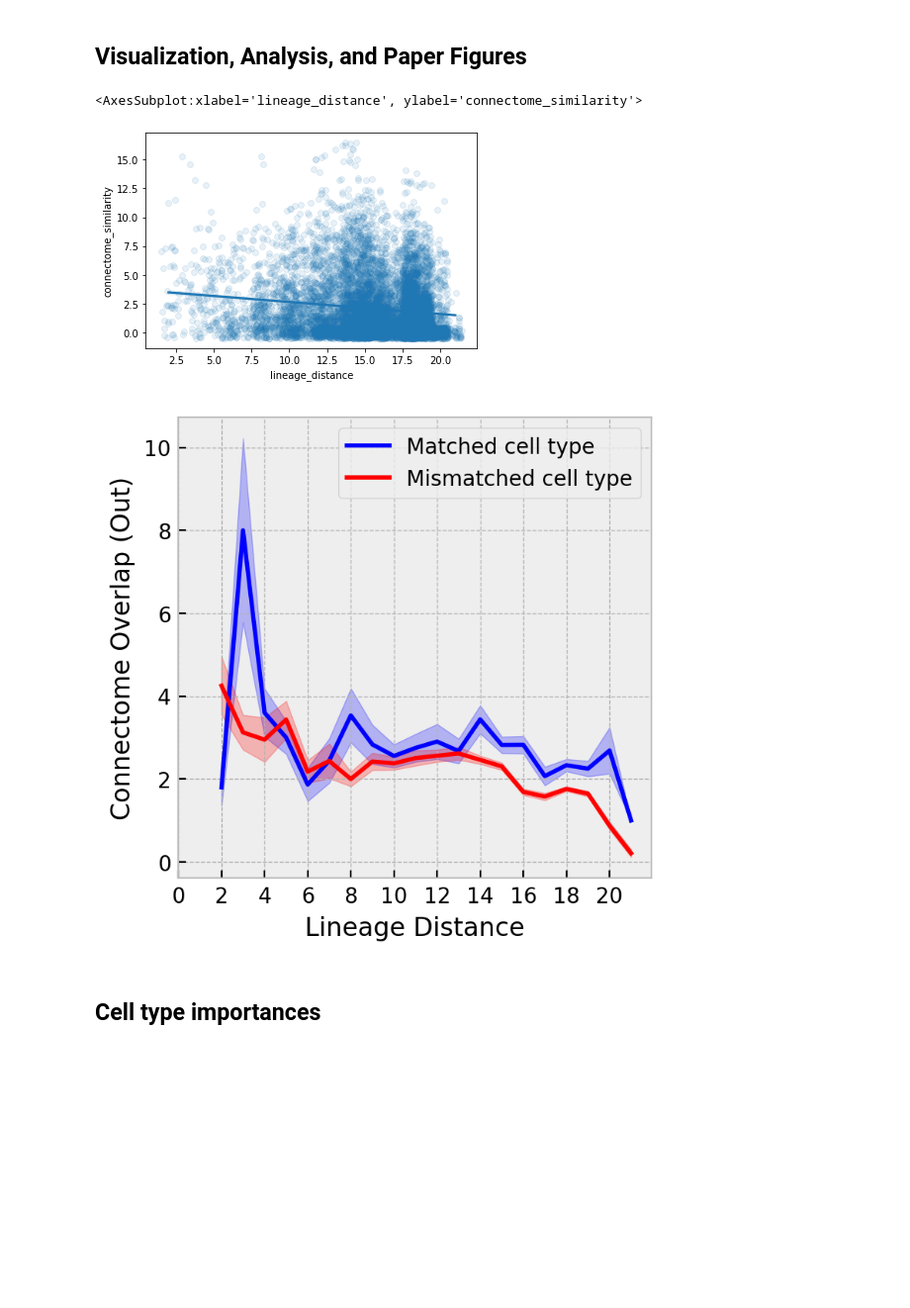
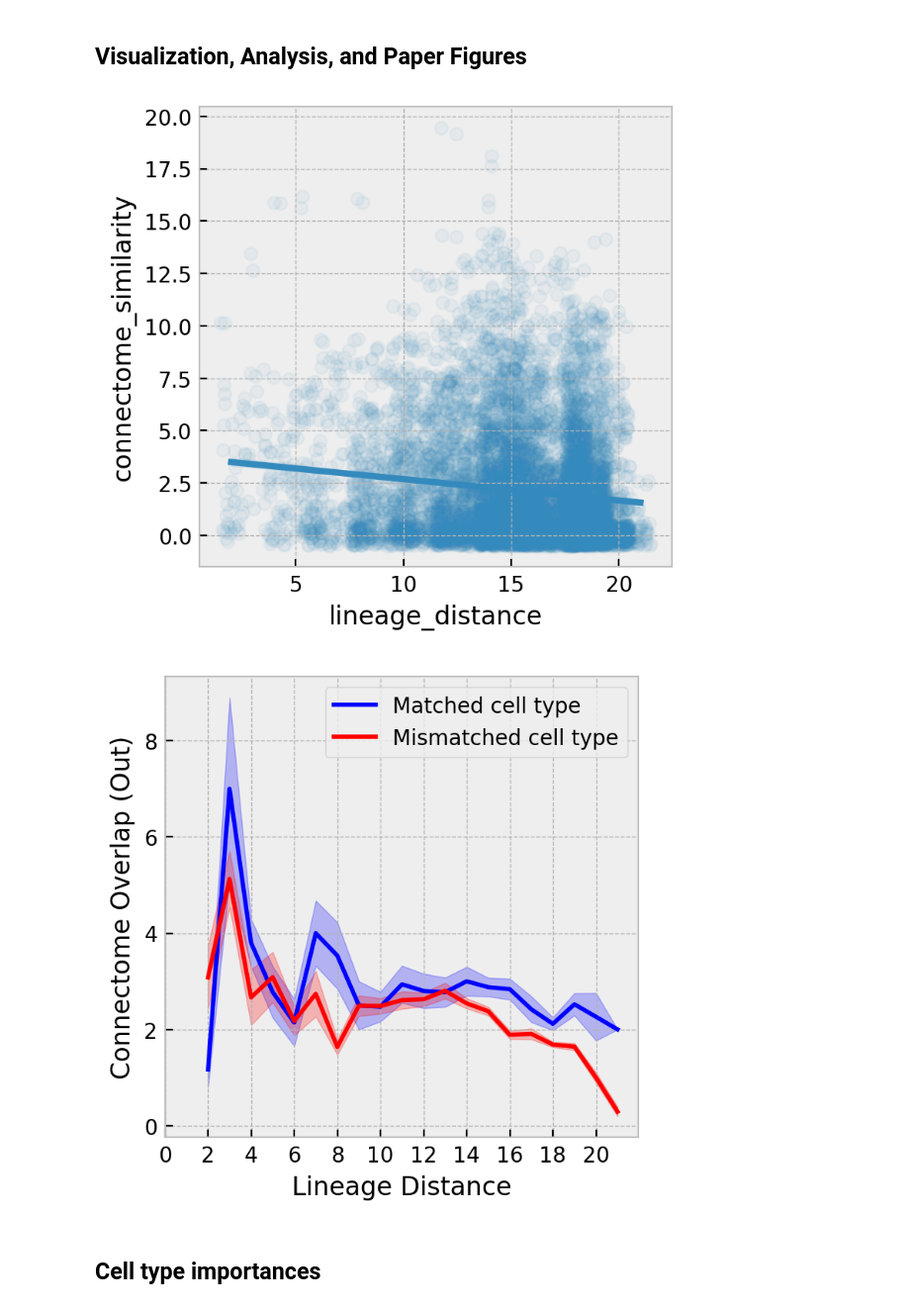
Before and after one commit to KordingLab/LineageConnectomics, a Jupyter notebook: Data Creation.ipynb, the cells around one changed output. Shown at 99% size. Cells and saved outputs as stored; diff of their text form; code cells hidden in the pictures; blank space fills up the shorter version.

```diff
--- a/Data Creation.ipynb
+++ b/Data Creation.ipynb
@@ -36,9 +35,9 @@ class Config:
         return nx.relabel_nodes(lin, {n: a['name'] for n, a in lin.nodes(data=True)})
 
     def get_connectome():
-        # fh = io.BytesIO(MossDBClient("http://mossdb").get_file(Config.CONNECTOME_GRAPHML_MOSS_URI))
-        # return nx.read_graphml(fh)
-        c = nx.read_graphml(Config.CONNECTOME_GRAPHML_PATH)
+        fh = io.BytesIO(MossDBClient("http://mossdb").get_file(Config.CONNECTOME_GRAPHML_MOSS_URI))
+        c = nx.read_graphml(fh)
+        # c = nx.read_graphml(Config.CONNECTOME_GRAPHML_PATH)
         locations = Config.get_cell_locations_map()
         for n in c.nodes:
             try:
@@ -105,7 +104,7 @@ class Config:
             return np.nan
 
     LINEAGE_JSON_PATH = Path("./data/bhatla-lineage.json")
-    CONNECTOME_GRAPHML_MOSS_URI = "file://graphs/witvliet2020/witvliet_2020_8_node_attributes"
+    CONNECTOME_GRAPHML_MOSS_URI = "file://graphs/witvliet2020/witvliet_2020_7_node_attributes"
     CONNECTOME_GRAPHML_PATH = Path("./data/witvliet2021-Dataset8.graphml")
     CELL_LOCATION_JSON_PATH = Path("./data/locations.openworm2012.blender.json")
 
@@ -218,20 +217,24 @@ neuron_pairs = pd.DataFrame({
 })
 
 neuron_pairs['uv_same_type'] = neuron_pairs.u_type == neuron_pairs.v_type
+
+for t in neuron_pairs.u_type.unique():
+    neuron_pairs[f"{t}_match"] = (neuron_pairs.u_type == t) & (neuron_pairs.v_type == t)
 # %% [markdown]
 ## Visualization, Analysis, and Paper Figures
 # %%
-sns.regplot(
-    x="lineage_distance",
-    y="connectome_similarity",
-    data=neuron_pairs[neuron_pairs.u != neuron_pairs.v],
-    x_jitter=0.5,
-    y_jitter=0.5,
-    scatter_kws=dict(alpha=0.1)
-)
+with plt.style.context("bmh"):
+    plt.figure(figsize=(4, 4), dpi=200)
+    sns.regplot(
+        x="lineage_distance",
+        y="connectome_similarity",
+        data=neuron_pairs[neuron_pairs.u != neuron_pairs.v],
+        x_jitter=0.5,
+        y_jitter=0.5,
+        scatter_kws=dict(alpha=0.05)
+    )
 # %% [output]
-<AxesSubplot:xlabel='lineage_distance', ylabel='connectome_similarity'>
-[figure, old version]
+[figure, new version]
 # %%
 with plt.style.context("bmh"):
     plt.figure(figsize=(4, 4), dpi=200)
@@ -279,6 +282,6 @@ with plt.style.context("bmh"):
     )
     plt.savefig("figs/fig-grouped-distance.png")
 # %% [output]
-[figure, old version]
+[figure, new version]
 # %% [markdown]
 ## Cell type importances
```
Also changed, not shown: parts of 7 cells of this notebook, 1 other file.
